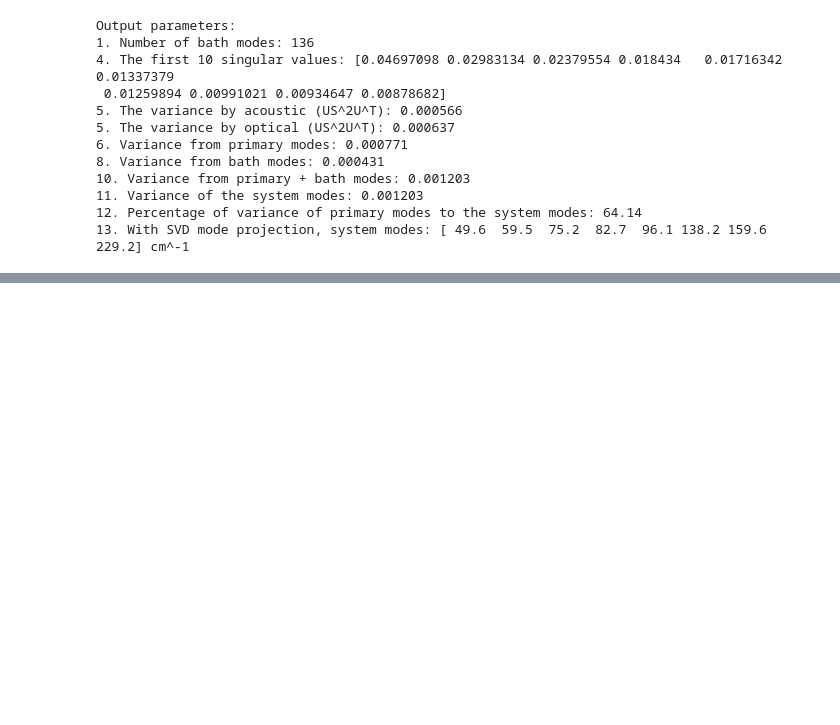
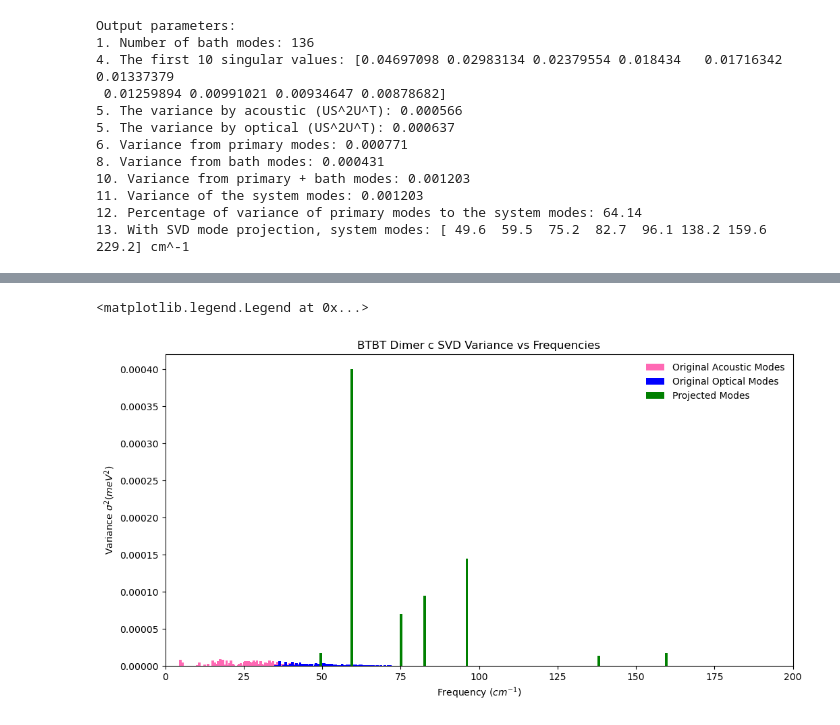
Before and after one commit to moule-group/ElPh, a Jupyter notebook: example/btbt/projection/2026_variance.ipynb, the cells around one changed output, grey strips where cells are left out. Saved outputs shown, nothing was run; the diff lists cells and outputs as text; code cells hidden in the pictures; blank space fills up the shorter version.

```diff
--- a/example/btbt/projection/2026_variance.ipynb
+++ b/example/btbt/projection/2026_variance.ipynb
@@ -666,15 +679,18 @@ for ax in axes:
 # %%
 fig, ax = plt.subplots(figsize=(12,6))
 ax.set_xlabel(r'Frequency $(cm^{-1})$')
 ax.set_ylabel(r'Variance $\sigma^2 (meV^2)$')
 ax.set_title(f'{molecule} Dimer {dimer_label} SVD Variance vs Frequencies')
 ax.set_xlim(0,200)
-ax.set_ylim(0, 0.0005)
+ax.set_ylim(0, 0.00042)
 
 ax.bar(freqs_flatten[0:3*n_qpts]*thz_to_wnumber, var_plot_wn_list[:3*n_qpts], color='hotpink', label='Original Acoustic Modes')
 ax.bar(freqs_flatten[3*n_qpts:5200]*thz_to_wnumber, var_plot_wn_list[3*n_qpts:5200], color='blue', label='Original Optical Modes')
 ax.bar(f_sys*thz_to_wnumber, var_svd_plot_list[:p], color='green', label='Projected Modes')
 plt.legend(frameon=False)
+# %% [output]
+<matplotlib.legend.Legend at 0x...>
+[figure, added]
 # %%
 fig, ax = plt.subplots(figsize=(12,6))
 ax.set_xlabel('Projected/Original Phonon Mode Index')
```
Also changed, not shown: parts of 6 cells of this notebook, 7 other files.
